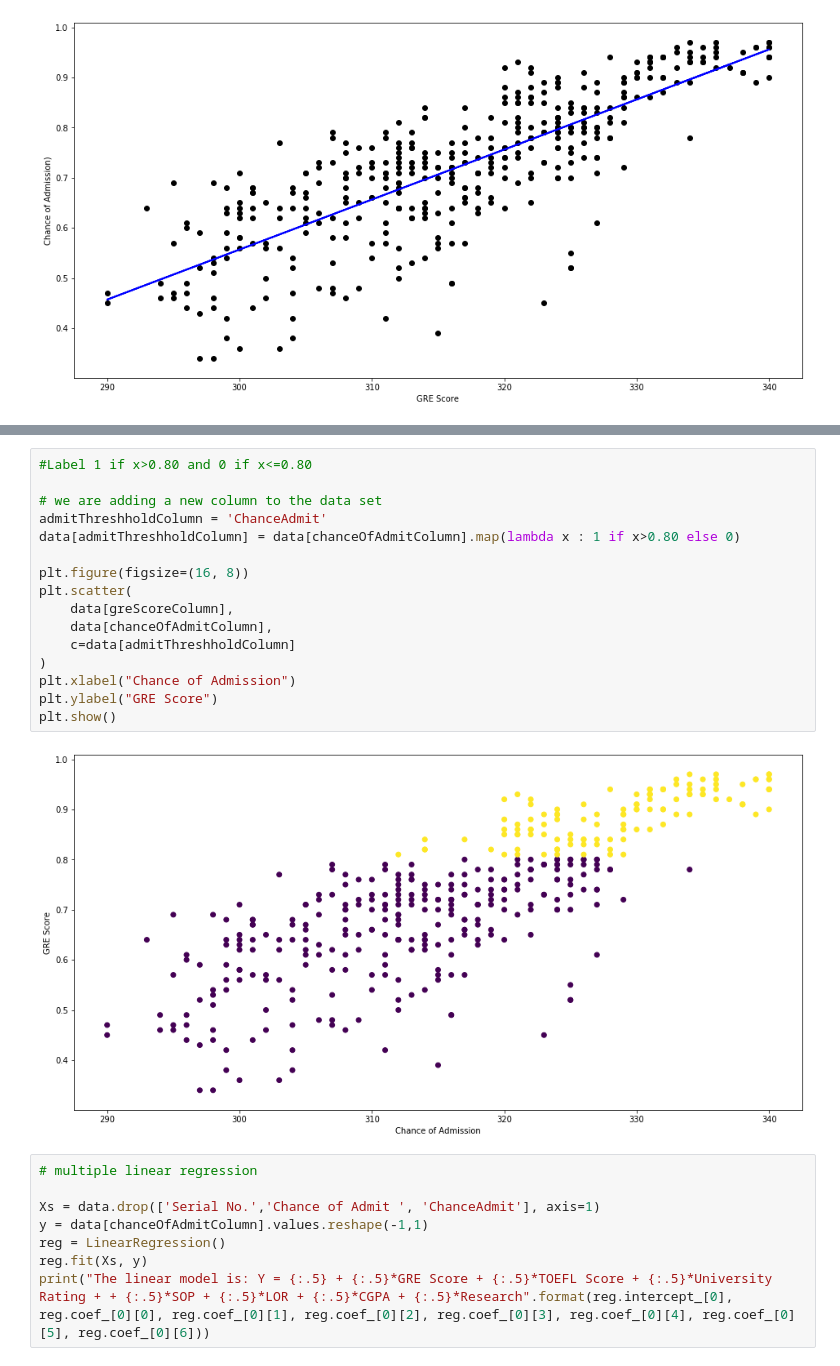
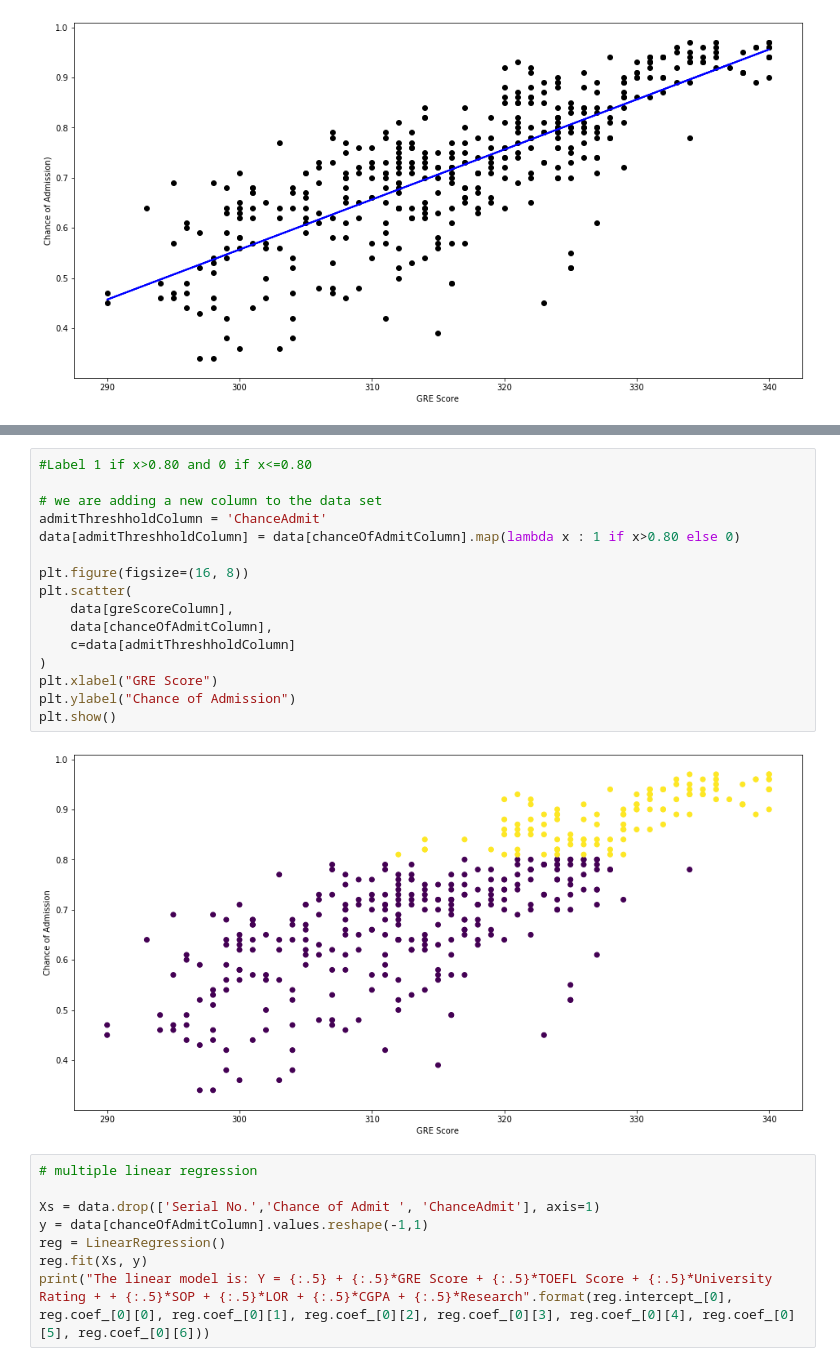
Before and after one commit to iannovic/datsascience, a Jupyter notebook: 1-linear-regression.ipynb, the cells around one changed output, grey strips where cells are left out. Drawn from its saved outputs; the diff is of its cells as text.

```diff
--- a/1-linear-regression.ipynb
+++ b/1-linear-regression.ipynb
@@ -141,21 +141,21 @@ strong multicollinearity or other numerical problems.
 # %%
 #Label 1 if x>0.80 and 0 if x<=0.80
 
 # we are adding a new column to the data set
 admitThreshholdColumn = 'ChanceAdmit'
 data[admitThreshholdColumn] = data[chanceOfAdmitColumn].map(lambda x : 1 if x>0.80 else 0)
 
 plt.figure(figsize=(16, 8))
 plt.scatter(
     data[greScoreColumn],
     data[chanceOfAdmitColumn],
     c=data[admitThreshholdColumn]
 )
-plt.xlabel("Chance of Admission")
-plt.ylabel("GRE Score")
+plt.xlabel("GRE Score")
+plt.ylabel("Chance of Admission")
 plt.show()
 # %% [output]
-[figure, old version]
+[figure, new version]
 # %%
 # multiple linear regression
 
```
Also changed, not shown: parts of 3 cells of this notebook.
